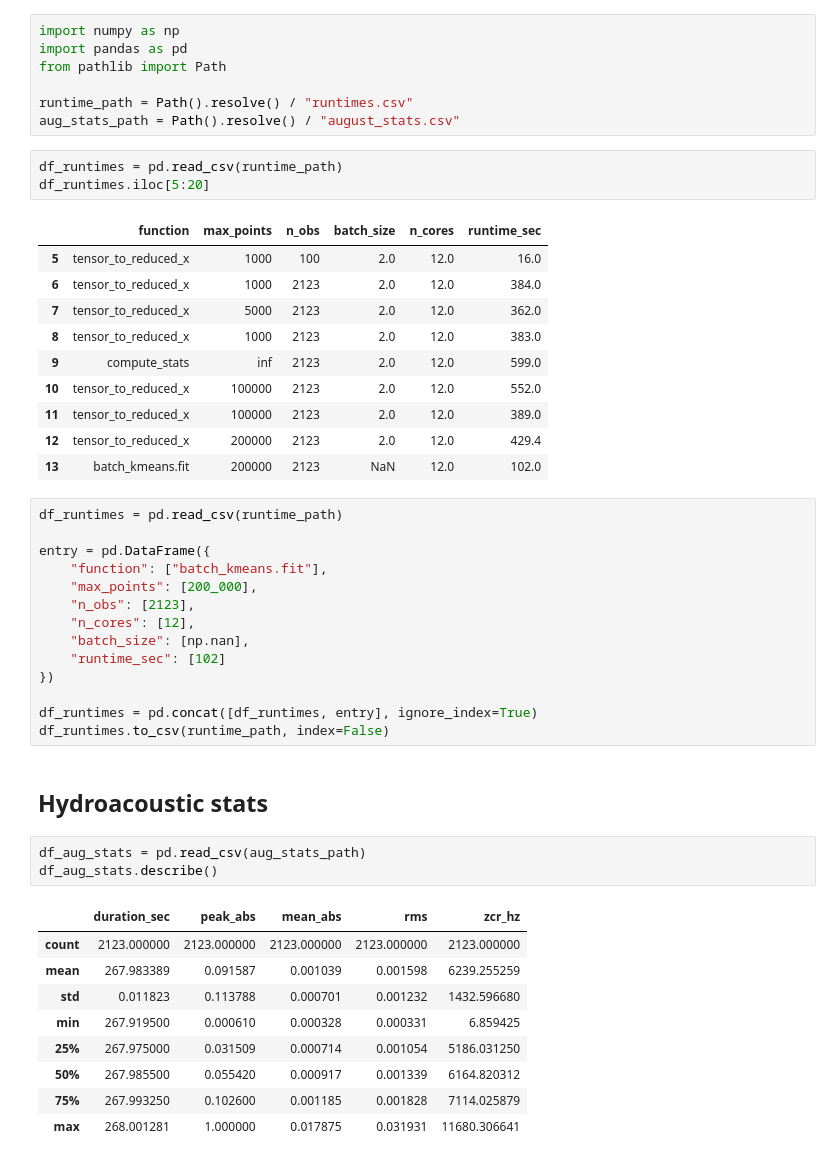
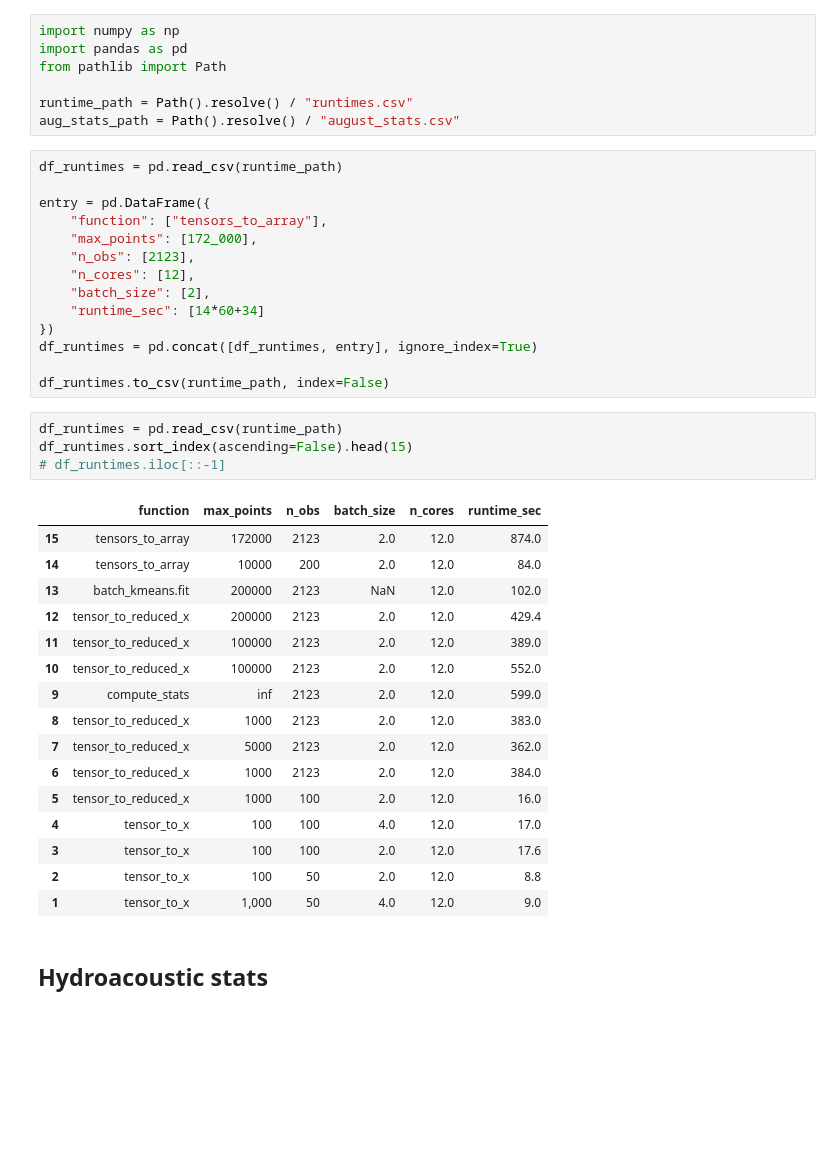
Before and after one commit to ChristerKoldLindholm/bsc-christerkl, a Jupyter notebook: data_management/stats.ipynb, the cells around one changed output. Saved outputs shown, nothing was run; the diff lists cells and outputs as text; blank space fills up the shorter version.

```diff
--- a/data_management/stats.ipynb
+++ b/data_management/stats.ipynb
@@ -5,46 +5,40 @@ from pathlib import Path
 
 runtime_path = Path().resolve() / "runtimes.csv"
 aug_stats_path = Path().resolve() / "august_stats.csv"
-# %%
-df_runtimes = pd.read_csv(runtime_path)
-df_runtimes.iloc[5:20]
-# %% [output]
-|  | function | max_points | n_obs | batch_size | n_cores | runtime_sec |
-| 5 | tensor_to_reduced_x | 1000 | 100 | 2.0 | 12.0 | 16.0 |
-| 6 | tensor_to_reduced_x | 1000 | 2123 | 2.0 | 12.0 | 384.0 |
-| 7 | tensor_to_reduced_x | 5000 | 2123 | 2.0 | 12.0 | 362.0 |
-| 8 | tensor_to_reduced_x | 1000 | 2123 | 2.0 | 12.0 | 383.0 |
-| 9 | compute_stats | inf | 2123 | 2.0 | 12.0 | 599.0 |
-| 10 | tensor_to_reduced_x | 100000 | 2123 | 2.0 | 12.0 | 552.0 |
-| 11 | tensor_to_reduced_x | 100000 | 2123 | 2.0 | 12.0 | 389.0 |
-| 12 | tensor_to_reduced_x | 200000 | 2123 | 2.0 | 12.0 | 429.4 |
-| 13 | batch_kmeans.fit | 200000 | 2123 | NaN | 12.0 | 102.0 |
 # %%
 df_runtimes = pd.read_csv(runtime_path)
 
 entry = pd.DataFrame({
-    "function": ["batch_kmeans.fit"],
-    "max_points": [200_000],
+    "function": ["tensors_to_array"],
+    "max_points": [172_000],
     "n_obs": [2123],
     "n_cores": [12],
-    "batch_size": [np.nan],
-    "runtime_sec": [102]
+    "batch_size": [2],
+    "runtime_sec": [14*60+34]
 })
+df_runtimes = pd.concat([df_runtimes, entry], ignore_index=True)
 
-df_runtimes = pd.concat([df_runtimes, entry], ignore_index=True)
 df_runtimes.to_csv(runtime_path, index=False)
+# %%
+df_runtimes = pd.read_csv(runtime_path)
+df_runtimes.sort_index(ascending=False).head(15)
+# df_runtimes.iloc[::-1]
+# %% [output]
+|  | function | max_points | n_obs | batch_size | n_cores | runtime_sec |
+| 15 | tensors_to_array | 172000 | 2123 | 2.0 | 12.0 | 874.0 |
+| 14 | tensors_to_array | 10000 | 200 | 2.0 | 12.0 | 84.0 |
+| 13 | batch_kmeans.fit | 200000 | 2123 | NaN | 12.0 | 102.0 |
+| 12 | tensor_to_reduced_x | 200000 | 2123 | 2.0 | 12.0 | 429.4 |
+| 11 | tensor_to_reduced_x | 100000 | 2123 | 2.0 | 12.0 | 389.0 |
+| 10 | tensor_to_reduced_x | 100000 | 2123 | 2.0 | 12.0 | 552.0 |
+| 9 | compute_stats | inf | 2123 | 2.0 | 12.0 | 599.0 |
+| 8 | tensor_to_reduced_x | 1000 | 2123 | 2.0 | 12.0 | 383.0 |
+| 7 | tensor_to_reduced_x | 5000 | 2123 | 2.0 | 12.0 | 362.0 |
+| 6 | tensor_to_reduced_x | 1000 | 2123 | 2.0 | 12.0 | 384.0 |
+| 5 | tensor_to_reduced_x | 1000 | 100 | 2.0 | 12.0 | 16.0 |
+| 4 | tensor_to_x | 100 | 100 | 4.0 | 12.0 | 17.0 |
+| 3 | tensor_to_x | 100 | 100 | 2.0 | 12.0 | 17.6 |
+| 2 | tensor_to_x | 100 | 50 | 2.0 | 12.0 | 8.8 |
+| 1 | tensor_to_x | 1,000 | 50 | 4.0 | 12.0 | 9.0 |
 # %% [markdown]
 ## Hydroacoustic stats
-# %%
-df_aug_stats = pd.read_csv(aug_stats_path)
-df_aug_stats.describe()
-# %% [output]
-|  | duration_sec | peak_abs | mean_abs | rms | zcr_hz |
-| count | 2123.000000 | 2123.000000 | 2123.000000 | 2123.000000 | 2123.000000 |
-| mean | 267.983389 | 0.091587 | 0.001039 | 0.001598 | 6239.255259 |
-| std | 0.011823 | 0.113788 | 0.000701 | 0.001232 | 1432.596680 |
-| min | 267.919500 | 0.000610 | 0.000328 | 0.000331 | 6.859425 |
-| 25% | 267.975000 | 0.031509 | 0.000714 | 0.001054 | 5186.031250 |
-| 50% | 267.985500 | 0.055420 | 0.000917 | 0.001339 | 6164.820312 |
-| 75% | 267.993250 | 0.102600 | 0.001185 | 0.001828 | 7114.025879 |
-| max | 268.001281 | 1.000000 | 0.017875 | 0.031931 | 11680.306641 |
```
Also changed, not shown: parts of 1 cell of this notebook, 29 other files.
